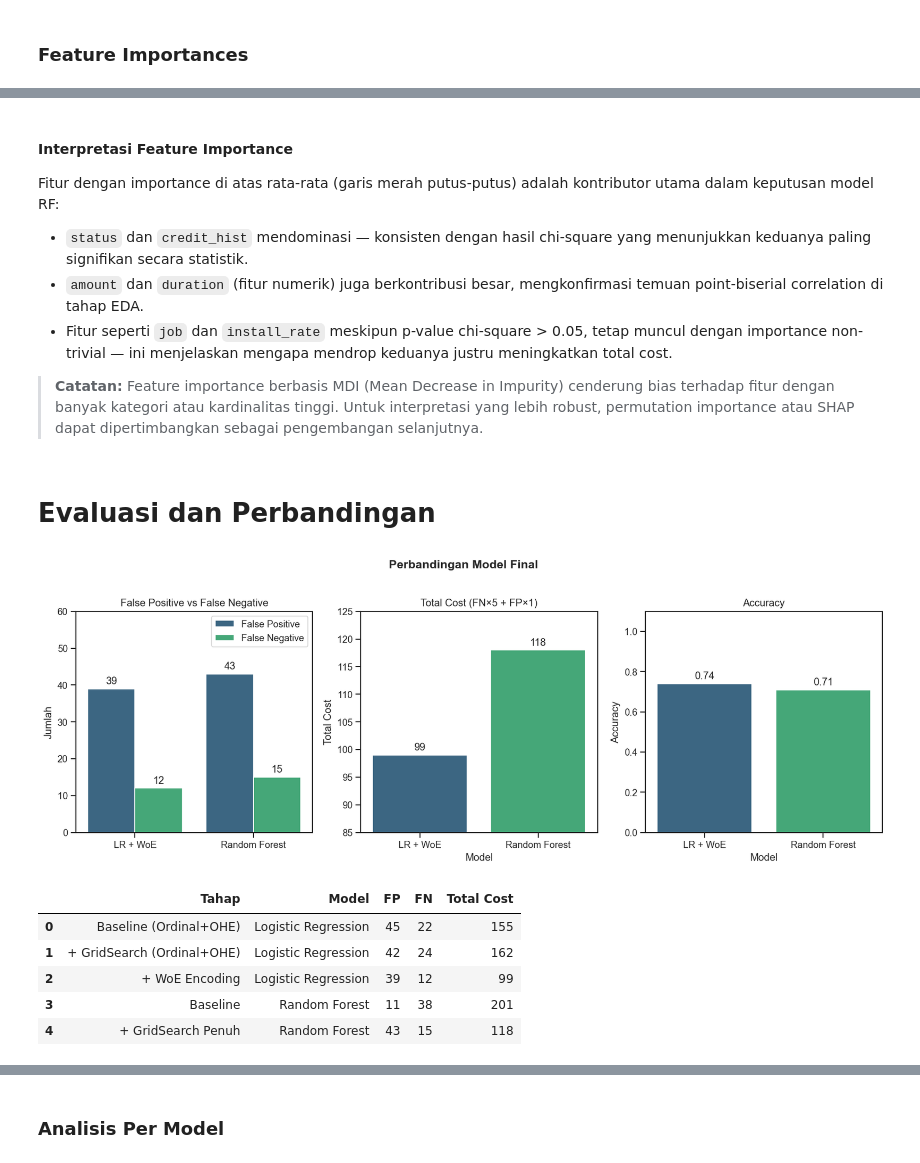
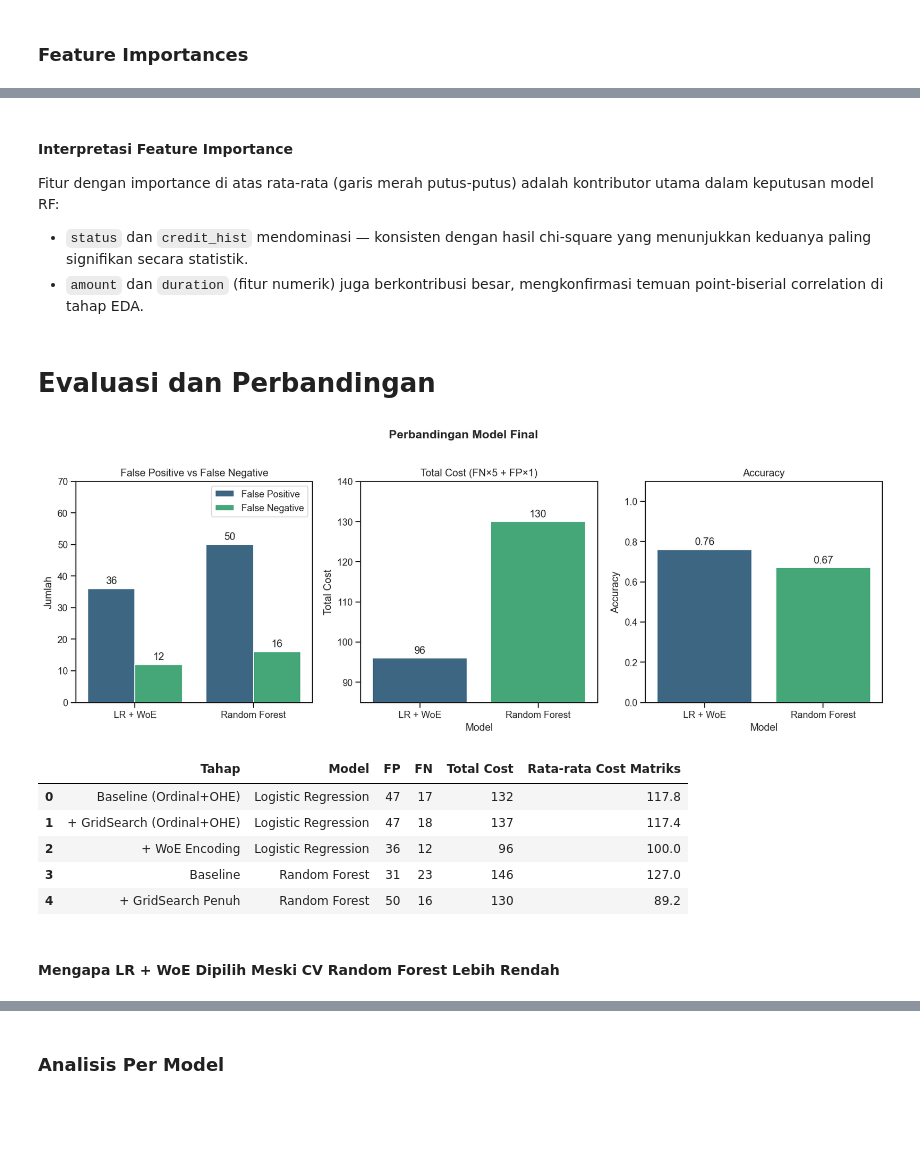
Before and after one commit to Z1danp/credit-risk, a Jupyter notebook: notebook.ipynb, the cells around one changed output, grey strips where cells are left out. Saved outputs shown, nothing was run; the diff lists cells and outputs as text; code cells hidden in the pictures; blank space fills up the shorter version.

```diff
--- a/notebook.ipynb
+++ b/notebook.ipynb
@@ -17,7 +17,7 @@ col_name = [
       'status', 'duration', 'credit_hist', 'purpose', 'amount', 'savings', 'employment', 'install_rate', 'personal_status', 'debtors', 'residence', 'property', 'age', 'install_plans', 'housing', 'existing_credits', 'job', 'num_dependents', 'telephone', 'foreign', 'label'
 ]
 
-df = pd.read_csv('statlog/german.data', sep=r'\s+', names=col_name, header=None)
+df = pd.read_csv('data/german.data', sep=r'\s+', names=col_name, header=None)
 df.info()
 # %% [output]
 <class 'pandas.DataFrame'>
@@ -121,17 +121,30 @@ Komitmen keuangan nasabah pada institusi lain.
 * **1**: Nasabah buruk
 # %% [markdown]
 ## Analisis Univariate
+# %%
+from sklearn.model_selection import train_test_split
+# Mapping label target, baik = 0, buruk = 1
+df['label'] = df['label'].map({1: 0, 2: 1})
+X = df.drop(columns=['label'])
+y = df['label']
+
+
+X_train, X_test, y_train, y_test = train_test_split(
+    X, y, test_size=0.2, random_state=42, stratify=y
+)
+
+train_df = X_train.copy()
+train_df['label'] = y_train.values
 # %% [markdown]
 ### Distribusi Target
 # %%
-# Mapping label target, baik = 0, buruk = 1
-df['label'] = df['label'].map({1: 0, 2: 1})
+
 
 plt.rcParams['figure.figsize'] = (8, 5)
 plt.rcParams['figure.dpi'] = 120
 plt.rcParams['figure.autolayout'] = True
 
-ax = sns.countplot(data=df, x='label')
+ax = sns.countplot(data=train_df, x='label')
 
 for container in ax.containers:
     ax.bar_label(container, padding=3) # type: ignore
@@ -716,14 +770,6 @@ kontributor utama dalam keputusan model RF:
   yang menunjukkan keduanya paling signifikan secara statistik.
 - `amount` dan `duration` (fitur numerik) juga berkontribusi besar,
   mengkonfirmasi temuan point-biserial correlation di tahap EDA.
-- Fitur seperti `job` dan `install_rate` meskipun p-value chi-square > 0.05,
-  tetap muncul dengan importance non-trivial — ini menjelaskan mengapa
-  mendrop keduanya justru meningkatkan total cost.
-
-> **Catatan:** Feature importance berbasis MDI (Mean Decrease in Impurity)
-> cenderung bias terhadap fitur dengan banyak kategori atau kardinalitas tinggi.
-> Untuk interpretasi yang lebih robust, permutation importance atau SHAP
-> dapat dipertimbangkan sebagai pengembangan selanjutnya.
 # %% [markdown]
 # Evaluasi dan Perbandingan
 # %%
@@ -733,11 +779,10 @@ import numpy as np
 
 # --- Data hasil akhir ---
 models = ['LR + WoE', 'Random Forest']
-fp_vals = [39, 43]
-fn_vals = [12, 15]
-cost_vals = [99, 118]
-acc_vals = [0.74, 0.71]
-
+fp_vals = [36, 50]
+fn_vals = [12, 16]
+cost_vals = [96, 130]
+acc_vals = [0.76, 0.67]
 x = np.arange(len(models))
 width = 0.35
 fig, axes = plt.subplots(1, 3, figsize=(14, 5))
@@ -750,36 +795,36 @@ fp_fn_data = pd.DataFrame({
     'Tipe': ['False Positive'] * 2 + ['False Negative'] * 2
 })
 sns.barplot(data=fp_fn_data, x='Model', y='Jumlah', hue='Tipe', ax=axes[0], palette='viridis')
 axes[0].set_title('False Positive vs False Negative')
 axes[0].set_ylabel('Jumlah')
 axes[0].set_xlabel('')
-axes[0].set_ylim(0, 60)
+axes[0].set_ylim(0, 70)
 axes[0].legend(loc='upper right', bbox_to_anchor=(1, 1))
 for container in axes[0].containers:
     axes[0].bar_label(container, padding=3)
 
 # Plot 2: Total Cost
 cost_data = pd.DataFrame({'Model': models, 'Total Cost': cost_vals})  # ← tambah ini
 sns.barplot(data=cost_data, x='Model', y='Total Cost', hue='Model', legend=False, ax=axes[1], palette='viridis')
 axes[1].set_title('Total Cost (FN×5 + FP×1)')
 axes[1].set_ylabel('Total Cost')
-axes[1].set_ylim(85, 125)
+axes[1].set_ylim(85, 140)
 for container in axes[1].containers:
     axes[1].bar_label(container, padding=3)
 
 # Plot 3: Accuracy
 acc_data = pd.DataFrame({'Model': models, 'Accuracy': acc_vals})  # ← tambah ini
 sns.barplot(data=acc_data, x='Model', y='Accuracy', hue='Model', legend=False, ax=axes[2], palette='viridis')
 axes[2].set_title('Accuracy')
 axes[2].set_ylabel('Accuracy')
 axes[2].set_ylim(0, 1.1)
 for container in axes[2].containers:
     axes[2].bar_label(container, fmt='%.2f', padding=3)
 
 plt.tight_layout()
 plt.show()
 # %% [output]
-[figure, old version]
+[figure, new version]
 # %%
 import pandas as pd
 
@@ -795,17 +840,20 @@ progression_data = {
         'Logistic Regression', 'Logistic Regression', 'Logistic Regression',
         'Random Forest', 'Random Forest'
     ],
-    'FP': [45, 42, 39, 11, 43],
-    'FN': [22, 24, 12, 38, 15],
-    'Total Cost': [155, 162, 99, 201, 118]
+    'FP': [47, 47, 36, 31, 50],
+    'FN': [17, 18, 12, 23, 16],
+    'Total Cost': [132, 137, 96, 146, 130],
+    'Rata-rata Cost Matriks': [117.8, 117.4, 100, 127, 89.2]
 }
 
 df_prog = pd.DataFrame(progression_data)
 df_prog
 # %% [output]
-|  | Tahap | Model | FP | FN | Total Cost |
-| 0 | Baseline (Ordinal+OHE) | Logistic Regression | 45 | 22 | 155 |
-| 1 | + GridSearch (Ordinal+OHE) | Logistic Regression | 42 | 24 | 162 |
-| 2 | + WoE Encoding | Logistic Regression | 39 | 12 | 99 |
-| 3 | Baseline | Random Forest | 11 | 38 | 201 |
-| 4 | + GridSearch Penuh | Random Forest | 43 | 15 | 118 |
+|  | Tahap | Model | FP | FN | Total Cost | Rata-rata Cost Matriks |
+| 0 | Baseline (Ordinal+OHE) | Logistic Regression | 47 | 17 | 132 | 117.8 |
+| 1 | + GridSearch (Ordinal+OHE) | Logistic Regression | 47 | 18 | 137 | 117.4 |
+| 2 | + WoE Encoding | Logistic Regression | 36 | 12 | 96 | 100.0 |
+| 3 | Baseline | Random Forest | 31 | 23 | 146 | 127.0 |
+| 4 | + GridSearch Penuh | Random Forest | 50 | 16 | 130 | 89.2 |
+# %% [markdown]
+#### Mengapa LR + WoE Dipilih Meski CV Random Forest Lebih Rendah
```
Also changed, not shown: parts of 38 cells of this notebook.
